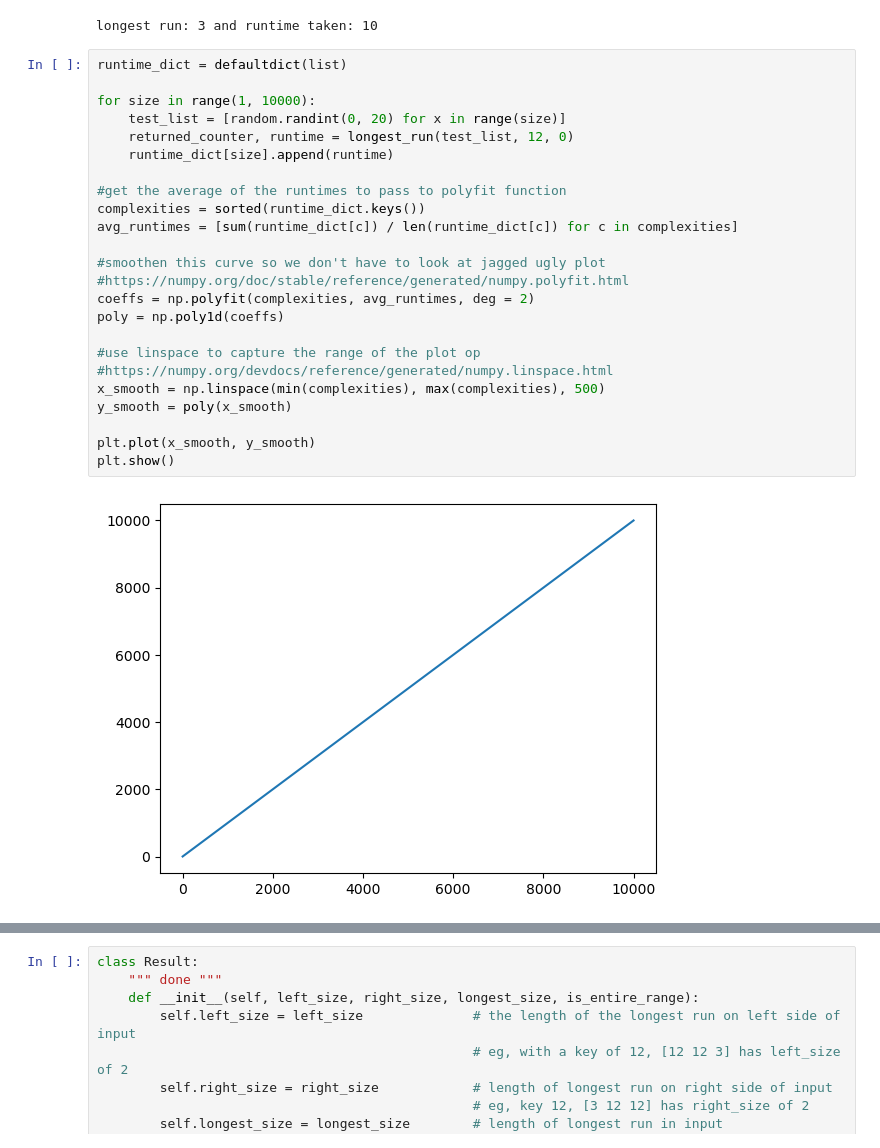
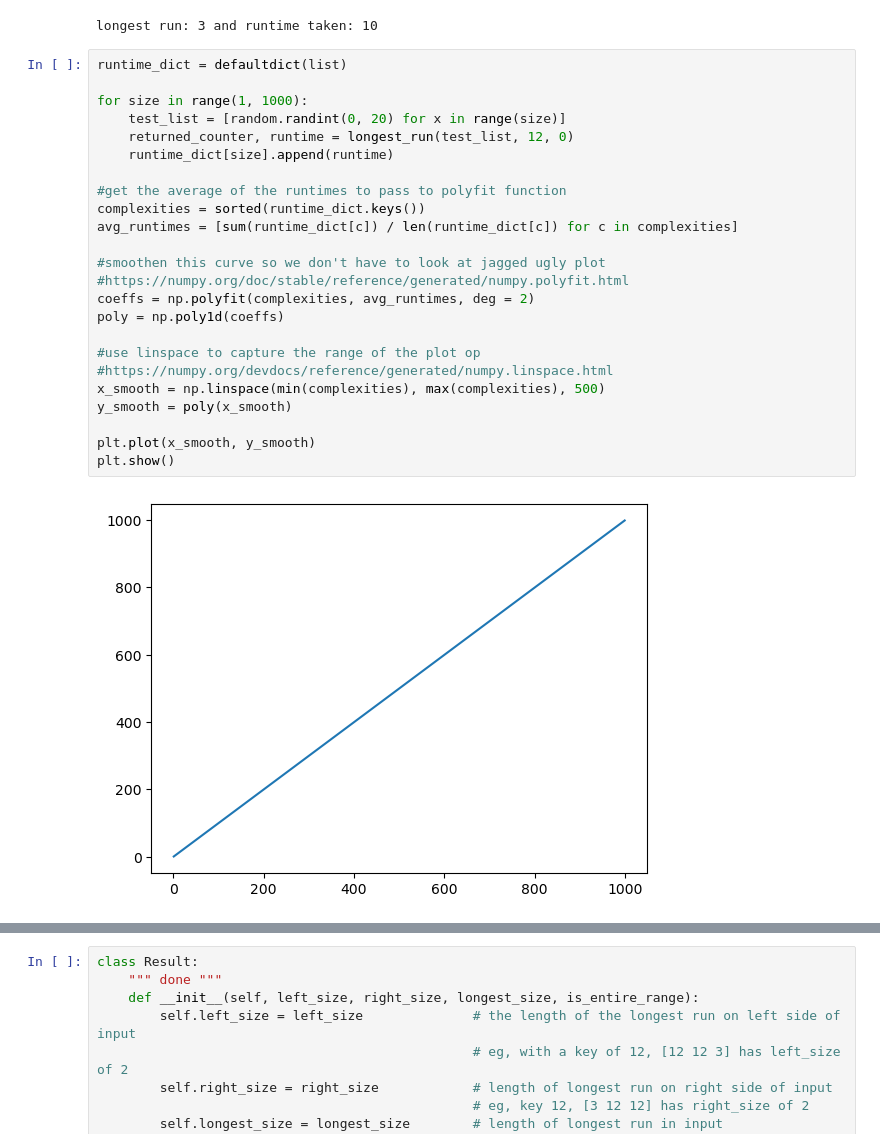
Before and after one commit to tulane-cmps6610-fall-2025/problem-set-01-arturoAltamirano, a Jupyter notebook: testingSolutions.ipynb, the cells around one changed output, grey strips where cells are left out. Cells and saved outputs as stored; diff of their text form.

```diff
--- a/testingSolutions.ipynb
+++ b/testingSolutions.ipynb
@@ -142,29 +146,29 @@ longest run: 3 and runtime taken: 10
 # %%
 runtime_dict = defaultdict(list)
 
-for size in range(1, 10000):
+for size in range(1, 1000):
     test_list = [random.randint(0, 20) for x in range(size)]
     returned_counter, runtime = longest_run(test_list, 12, 0)
     runtime_dict[size].append(runtime)
 
 #get the average of the runtimes to pass to polyfit function
 complexities = sorted(runtime_dict.keys())
 avg_runtimes = [sum(runtime_dict[c]) / len(runtime_dict[c]) for c in complexities]
 
 #smoothen this curve so we don't have to look at jagged ugly plot
 #https://numpy.org/doc/stable/reference/generated/numpy.polyfit.html
 coeffs = np.polyfit(complexities, avg_runtimes, deg = 2)
 poly = np.poly1d(coeffs)
 
 #use linspace to capture the range of the plot op
 #https://numpy.org/devdocs/reference/generated/numpy.linspace.html
 x_smooth = np.linspace(min(complexities), max(complexities), 500)
 y_smooth = poly(x_smooth)
 
 plt.plot(x_smooth, y_smooth)
 plt.show()
 # %% [output]
-[figure, old version]
+[figure, new version]
 # %%
 #plot the acquired data onto our already generated complexities graph
 ax = complexity_fig.axes[0]
```
Also changed, not shown: parts of 5 cells of this notebook, 1 other file.
